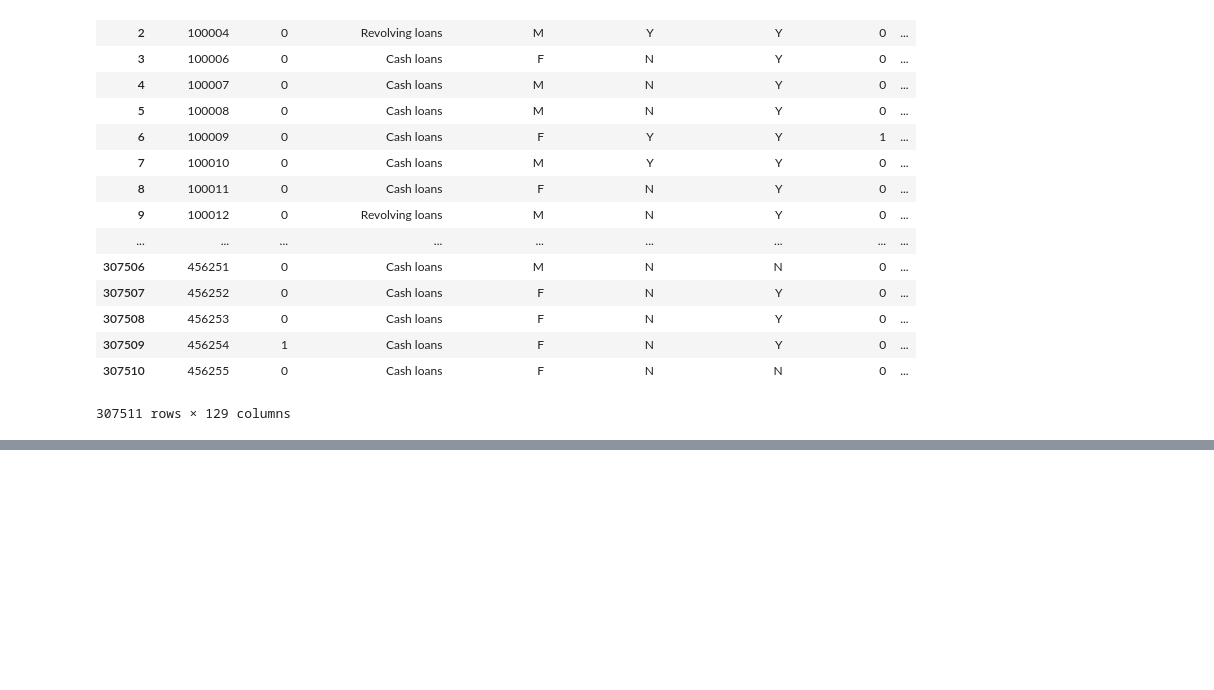
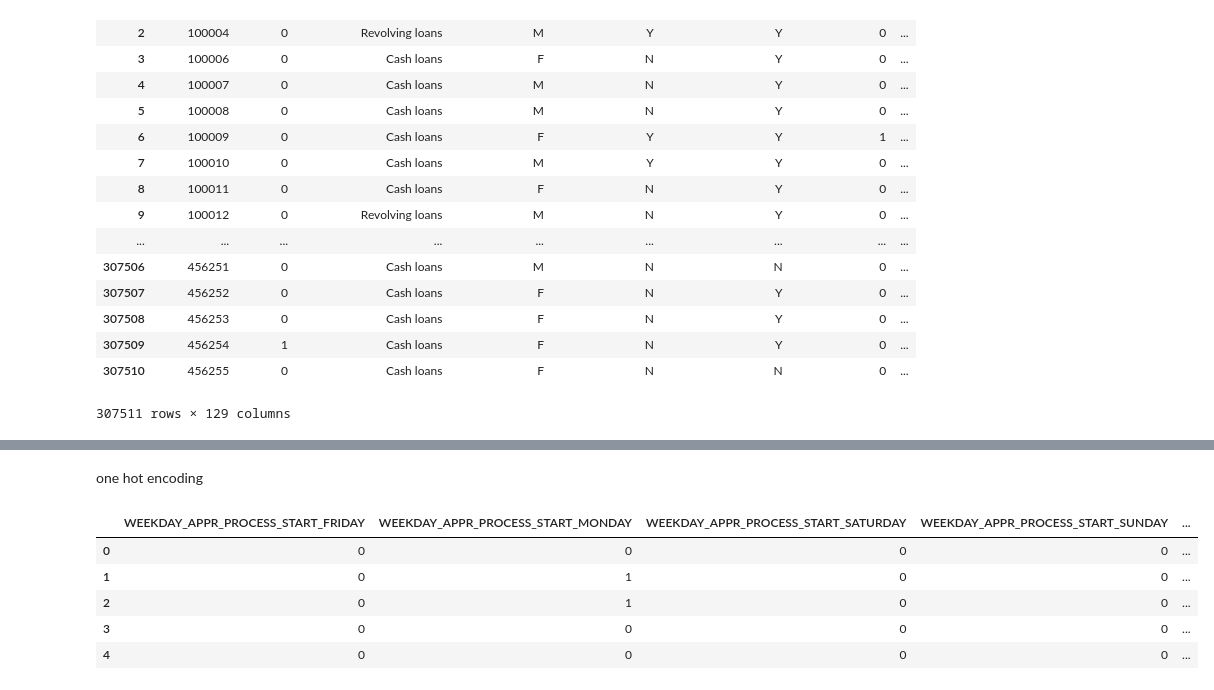
Before and after one commit to jim879546213/100Day-ML-Marathon, a Jupyter notebook: homework/Day_004_HW.ipynb, the cells around one changed output, grey strips where cells are left out. Cells and saved outputs as stored; diff of their text form; code cells hidden in the pictures; blank space fills up the shorter version.

```diff
--- a/homework/Day_004_HW.ipynb
+++ b/homework/Day_004_HW.ipynb
@@ -322,0 +325,4 @@ app_train
+# %%
+sub_train = pd.DataFrame(app_train['WEEKDAY_APPR_PROCESS_START'])
+print(sub_train.shape)
+sub_train.head()
@@ -322,0 +337,13 @@ app_train
+# %% [markdown]
+one hot encoding
+# %%
+sub_train = pd.get_dummies(sub_train)
+# %%
+sub_train.head()
+# %% [output]
+|  | WEEKDAY_APPR_PROCESS_START_FRIDAY | WEEKDAY_APPR_PROCESS_START_MONDAY | WEEKDAY_APPR_PROCESS_START_SATURDAY | WEEKDAY_APPR_PROCESS_START_SUNDAY | ... |
+| 0 | 0 | 0 | 0 | 0 | ... |
+| 1 | 0 | 1 | 0 | 0 | ... |
+| 2 | 0 | 1 | 0 | 0 | ... |
+| 3 | 0 | 0 | 0 | 0 | ... |
+| 4 | 0 | 0 | 0 | 0 | ... |
```
Also changed, not shown: parts of 2 cells of this notebook.
